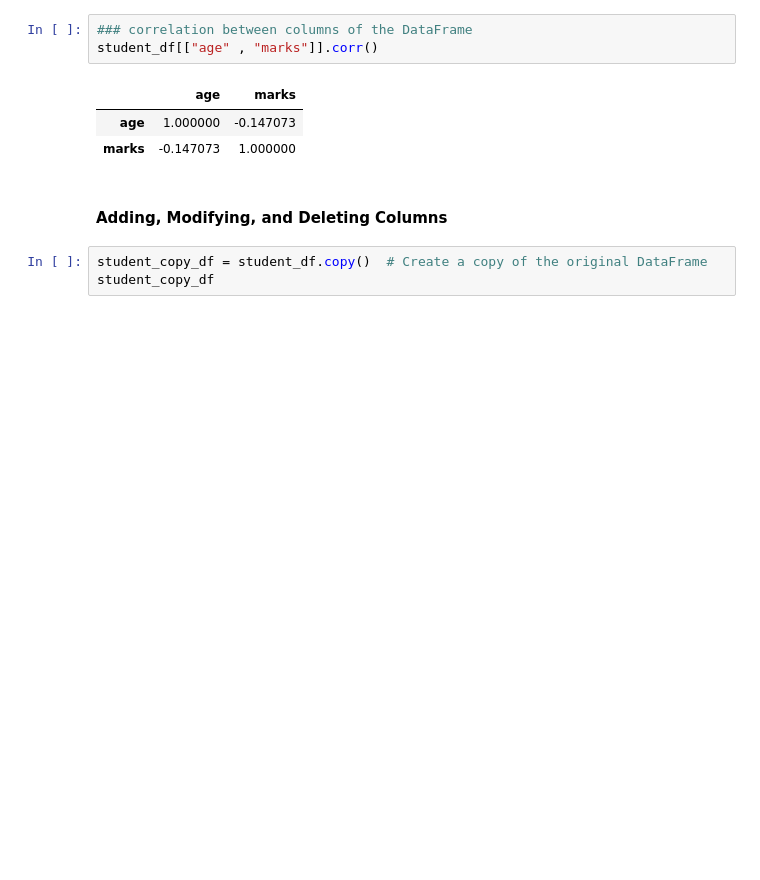
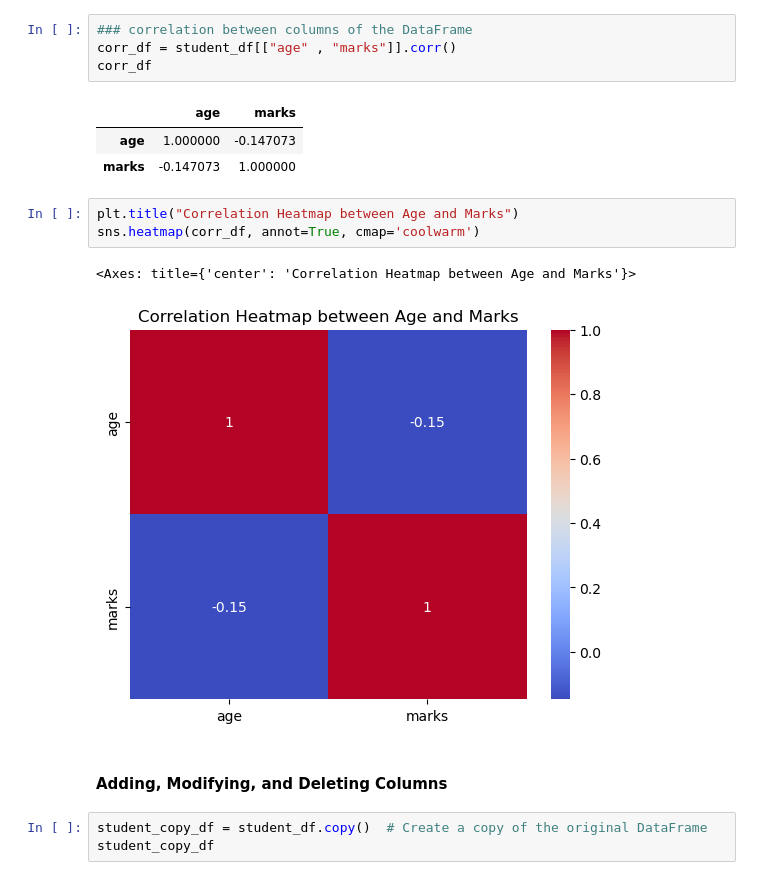
Before and after one commit to 23f2005522/MLP, a Jupyter notebook: LiveSession_2025_May_Term/week1/MLP_liveSession_Week1.ipynb, the cells around one changed output. Saved outputs shown, nothing was run; the diff lists cells and outputs as text; blank space fills up the shorter version.

```diff
--- a/LiveSession_2025_May_Term/week1/MLP_liveSession_Week1.ipynb
+++ b/LiveSession_2025_May_Term/week1/MLP_liveSession_Week1.ipynb
@@ -1107,11 +1399,18 @@ Name: count, dtype: int64
 #### correlation between numeric columns of the DataFrame
 # %%
 ### correlation between columns of the DataFrame
-student_df[["age" , "marks"]].corr()
+corr_df = student_df[["age" , "marks"]].corr()
+corr_df
 # %% [output]
 |  | age | marks |
 | age | 1.000000 | -0.147073 |
 | marks | -0.147073 | 1.000000 |
+# %%
+plt.title("Correlation Heatmap between Age and Marks")
+sns.heatmap(corr_df, annot=True, cmap='coolwarm')
+# %% [output]
+<Axes: title={'center': 'Correlation Heatmap between Age and Marks'}>
+[figure, added]
 # %% [markdown]
 #### Adding, Modifying, and Deleting Columns
 # %%
```
Also changed, not shown: parts of 51 cells of this notebook, 13 other files.
